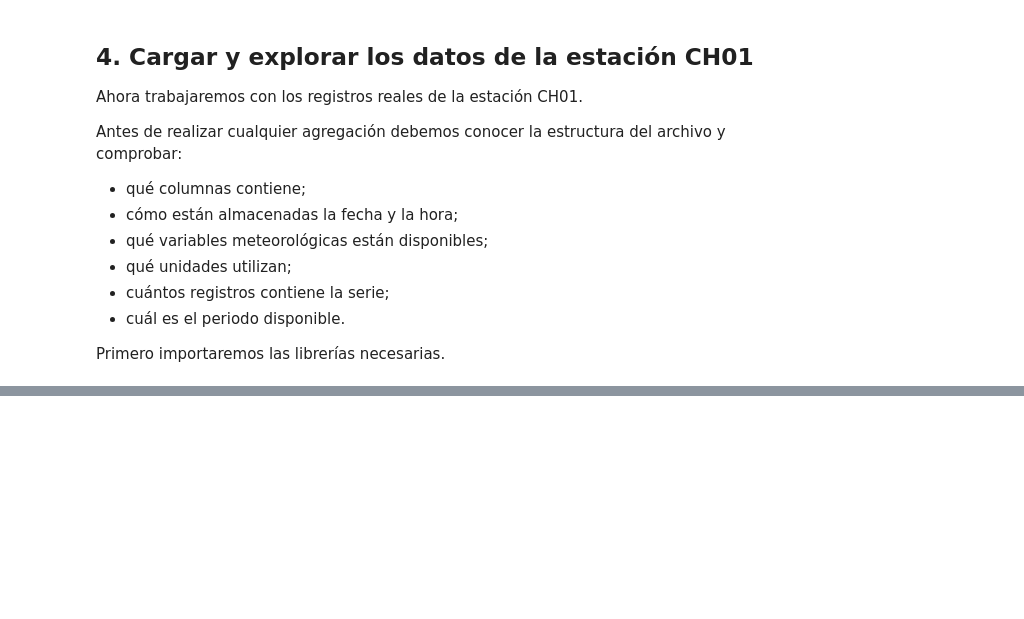
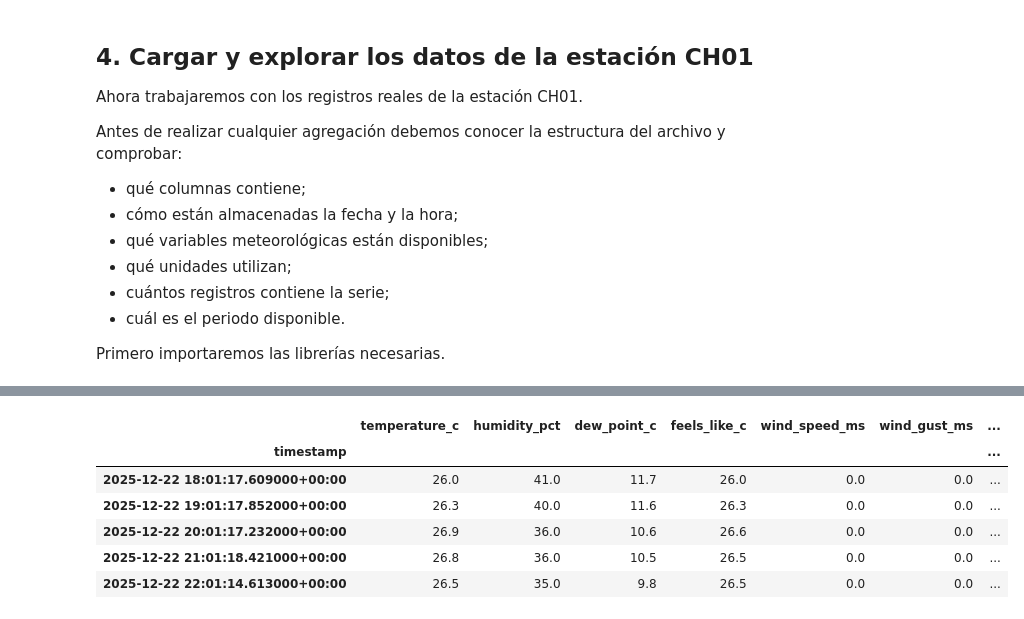
Before and after one commit to paulmunozpauta/Curso_Introduccion_Ciencia_Datos, a Jupyter notebook: Notebooks/M02_04_Agregacion_exportacion_datos.ipynb, the cells around one changed output, grey strips where cells are left out. Cells and saved outputs as stored; diff of their text form; code cells hidden in the pictures; blank space fills up the shorter version.

```diff
--- a/Notebooks/M02_04_Agregacion_exportacion_datos.ipynb
+++ b/Notebooks/M02_04_Agregacion_exportacion_datos.ipynb
@@ -177,0 +217,4 @@ import matplotlib.pyplot as plt
+# %%
+datos = pd.read_csv("AW005_2026_08.csv")
+
+datos.head()
@@ -177,0 +322,4 @@ import matplotlib.pyplot as plt
+# %%
+datos["timestamp"] = pd.to_datetime(
+    datos["timestamp"]
+)
@@ -177,0 +344,12 @@ import matplotlib.pyplot as plt
+# %%
+datos = datos.set_index("timestamp")
+
+datos.head()
+# %% [output]
+|  | temperature_c | humidity_pct | dew_point_c | feels_like_c | wind_speed_ms | wind_gust_ms | ... |
+| timestamp |  |  |  |  |  |  | ... |
+| 2025-12-22 18:01:17.609000+00:00 | 26.0 | 41.0 | 11.7 | 26.0 | 0.0 | 0.0 | ... |
+| 2025-12-22 19:01:17.852000+00:00 | 26.3 | 40.0 | 11.6 | 26.3 | 0.0 | 0.0 | ... |
+| 2025-12-22 20:01:17.232000+00:00 | 26.9 | 36.0 | 10.6 | 26.6 | 0.0 | 0.0 | ... |
+| 2025-12-22 21:01:18.421000+00:00 | 26.8 | 36.0 | 10.5 | 26.5 | 0.0 | 0.0 | ... |
+| 2025-12-22 22:01:14.613000+00:00 | 26.5 | 35.0 | 9.8 | 26.5 | 0.0 | 0.0 | ... |
```
Also changed, not shown: parts of 35 cells of this notebook.
